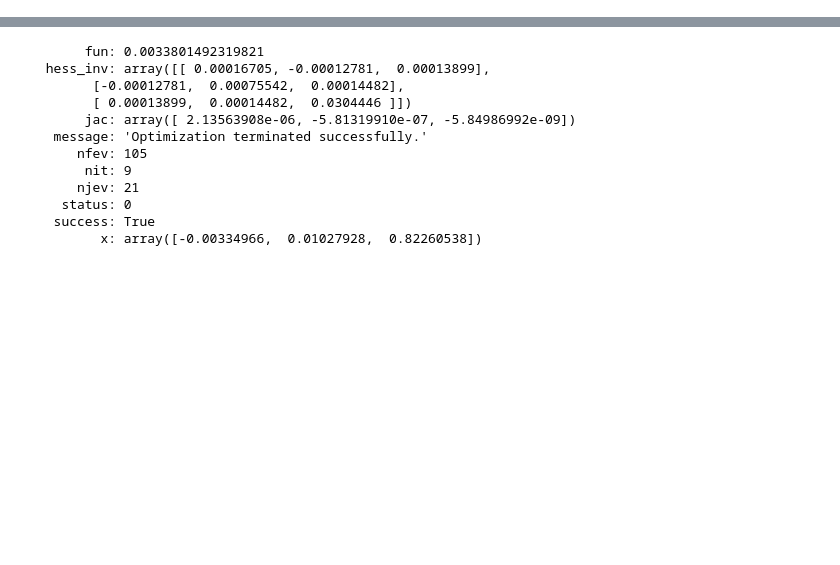
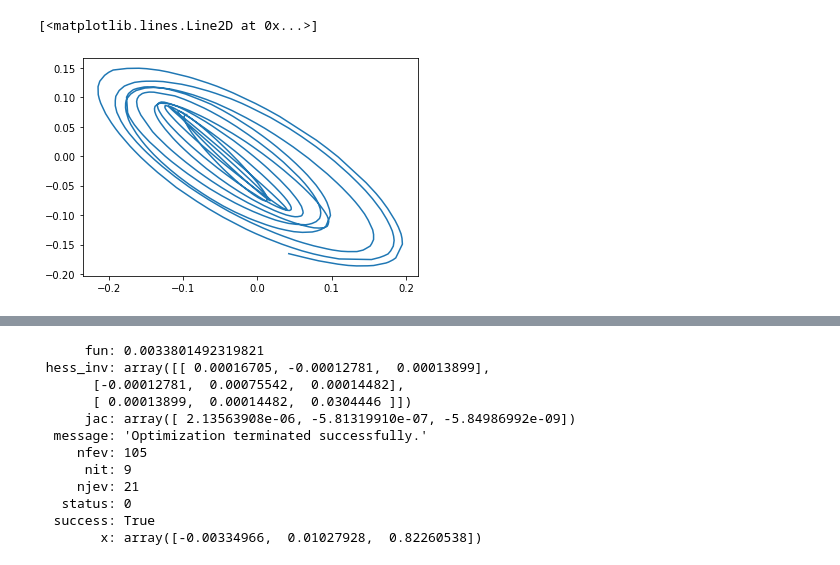
Before and after one commit to goatchurchprime/RTK_on_the_beach, a Jupyter notebook: notebooks/pendulum_fitting_process.ipynb, the cells around one changed output, grey strips where cells are left out. Saved outputs shown, nothing was run; the diff lists cells and outputs as text; code cells hidden in the pictures; blank space fills up the shorter version.

```diff
--- a/notebooks/pendulum_fitting_process.ipynb
+++ b/notebooks/pendulum_fitting_process.ipynb
@@ -40,0 +59,7 @@ pCattrname pY
+# %%
+rx0, rx1, rx2 = curvefitdifferentiate(rx, 0.18)
+ry0, ry1, ry2 = curvefitdifferentiate(ry, 0.18)
+plt.plot(rx0, ry0)
+# %% [output]
+[<matplotlib.lines.Line2D at 0x...>]
+[figure, added]
```
Also changed, not shown: parts of 12 cells of this notebook, 1 other file.
